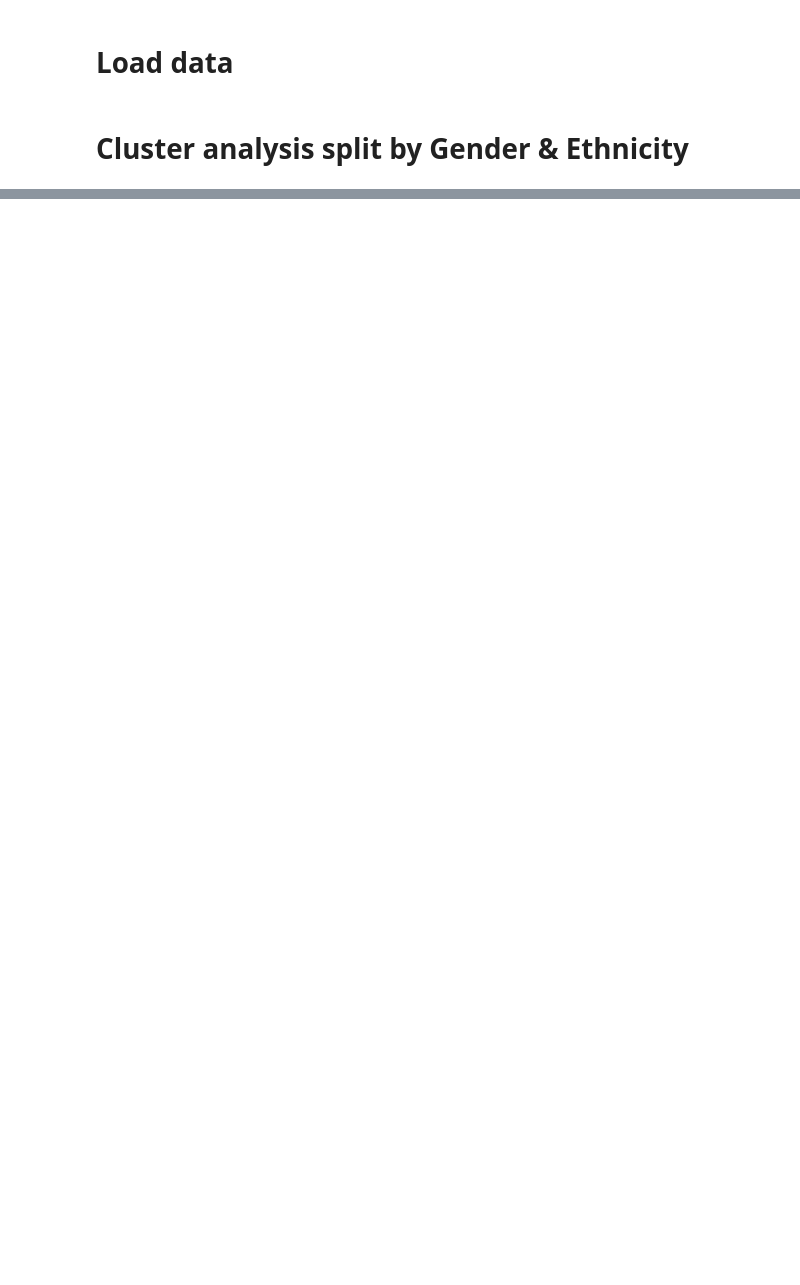
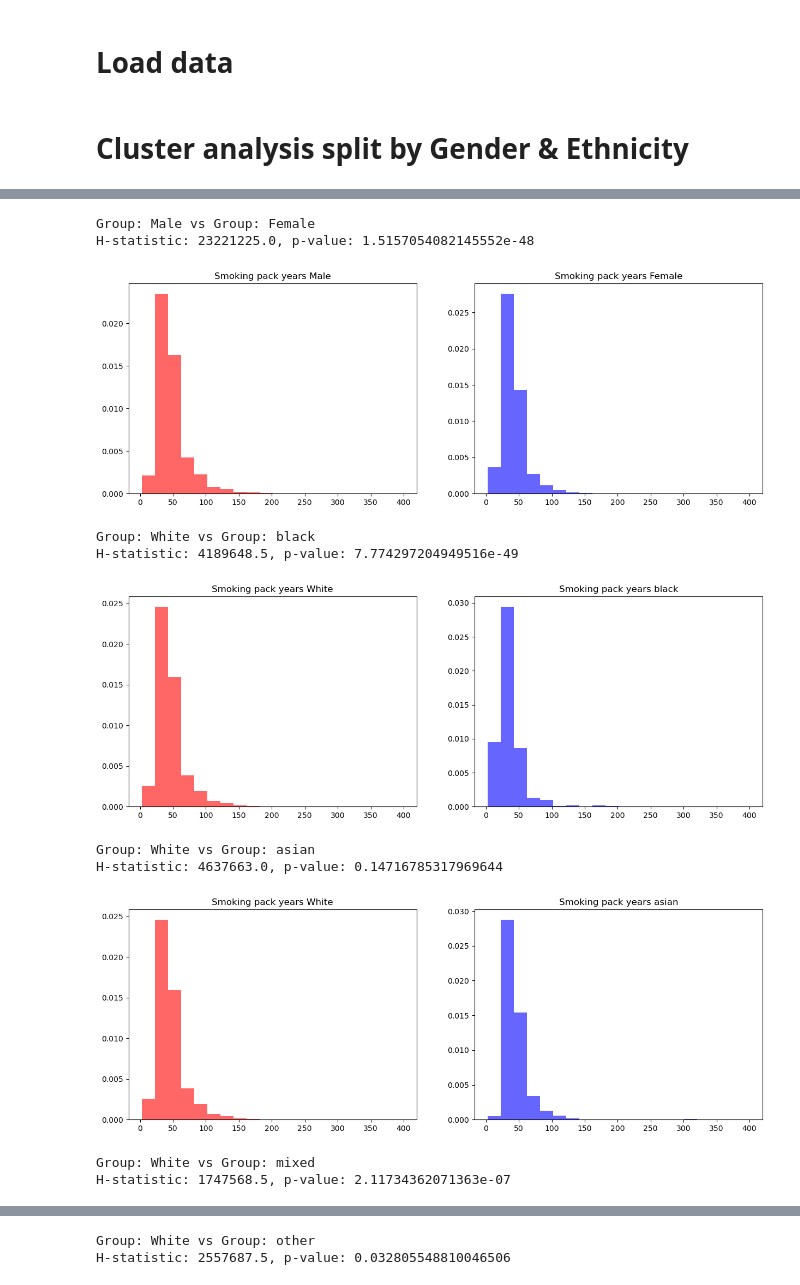
Before and after one commit to johnmccabe44/fairness-in-nodule-detection, a Jupyter notebook: notebooks/FairnessInNoduleDetectionAlgorithms/investigations.ipynb, the cells around one changed output, grey strips where cells are left out. Cells and saved outputs as stored; diff of their text form; code cells hidden in the pictures; blank space fills up the shorter version.

```diff
--- a/notebooks/FairnessInNoduleDetectionAlgorithms/investigations.ipynb
+++ b/notebooks/FairnessInNoduleDetectionAlgorithms/investigations.ipynb
@@ -196,0 +218,77 @@ data_black = nodule_data[nodule_data['lung_health_check_demographics_race_ethnic
+# %%
+smoking_pack_years = person_data['lung_health_check_clinical_smoking_pack_years']
+smoking_pack_years = smoking_pack_years[smoking_pack_years>0]
+
+values, master_bins = np.histogram(smoking_pack_years, bins=20, density=True)
+# %%
+
+import scipy.stats as stats
+
+protected_groups = {
+    'gender' : {
+        'male' : None,
+        'female' : None
+    },
+    'ethnic_group' : {
+        'white' : None,
+        'black' : None,
+        'asian' : None,
+        'mixed' : None,
+        'other' : None
+    }
+}
+
+smoking_filter = (person_data['lung_health_check_clinical_smoking_pack_years']>-1)
+
+protected_groups['gender']['male'] = person_data[(person_data['participant_details_gender']=='MALE')&smoking_filter]
+protected_groups['gender']['female'] = person_data[(person_data['participant_details_gender']=='FEMALE')&smoking_filter]
+
+protected_groups['ethnic_group']['white'] = person_data[(person_data['lung_health_check_demographics_race_ethnicgroup']=='White')&smoking_filter]
+protected_groups['ethnic_group']['black'] = person_data[(person_data['lung_health_check_demographics_race_ethnicgroup']=='Black')&smoking_filter]
+protected_groups['ethnic_group']['asian'] = person_data[(person_data['lung_health_check_demographics_race_ethnicgroup']=='Asian or Asian British')&smoking_filter]
+protected_groups['ethnic_group']['mixed'] = person_data[(person_data['lung_health_check_demographics_race_ethnicgroup']=='Mixed')&smoking_filter]
+protected_groups['ethnic_group']['other'] = person_data[(person_data['lung_health_check_demographics_race_ethnicgroup']=='Other ethnic groups')&smoking_filter]
+
+group1 = protected_groups['gender']['male']['lung_health_check_clinical_smoking_pack_years']
+group2 = protected_groups['gender']['female']['lung_health_check_clinical_smoking_pack_years']
+
+stat, p_value = stats.mannwhitneyu(group1, group2)
+print(f'Group: Male vs Group: Female')
+print(f"H-statistic: {stat}, p-value: {p_value}")
+
+fig, ax = plt.subplots(1, 2, figsize=(15, 5))
+ax[0].hist(group1, bins=master_bins, density=True, alpha=0.6, color='red')
+ax[0].set_title('Smoking pack years Male')
+
+ax[1].hist(group2, bins=master_bins, density=True, alpha=0.6, color='blue')
+ax[1].set_title('Smoking pack years Female')
+plt.show()
+
+
+for group in ['black', 'asian', 'mixed', 'other']:
+
+    group1 = protected_groups['ethnic_group']['white']['lung_health_check_clinical_smoking_pack_years']
+    group2 = protected_groups['ethnic_group'][group]['lung_health_check_clinical_smoking_pack_years']
+
+    stat, p_value = stats.mannwhitneyu(group1, group2)
+    print(f'Group: White vs Group: {group}')
+    print(f"H-statistic: {stat}, p-value: {p_value}")
+    fig, ax = plt.subplots(1, 2, figsize=(15, 5))
+    ax[0].hist(group1, bins=master_bins, density=True, alpha=0.6, color='red')
+    ax[0].set_title('Smoking pack years White')
+
+    ax[1].hist(group2, bins=master_bins, density=True, alpha=0.6, color='blue')
+    ax[1].set_title(f'Smoking pack years {group}')
+    plt.show()
+# %% [output]
+Group: Male vs Group: Female
+H-statistic: 23221225.0, p-value: 1.5157054082145552e-48
+[figure, added]
+Group: White vs Group: black
+H-statistic: 4189648.5, p-value: 7.774297204949516e-49
+[figure, added]
+Group: White vs Group: asian
+H-statistic: 4637663.0, p-value: 0.14716785317969644
+[figure, added]
+Group: White vs Group: mixed
+H-statistic: 1747568.5, p-value: 2.11734362071363e-07
@@ -196,0 +296,2 @@ data_black = nodule_data[nodule_data['lung_health_check_demographics_race_ethnic
+Group: White vs Group: other
+H-statistic: 2557687.5, p-value: 0.032805548810046506
```
Also changed, not shown: parts of 18 cells of this notebook, 9 other files.
